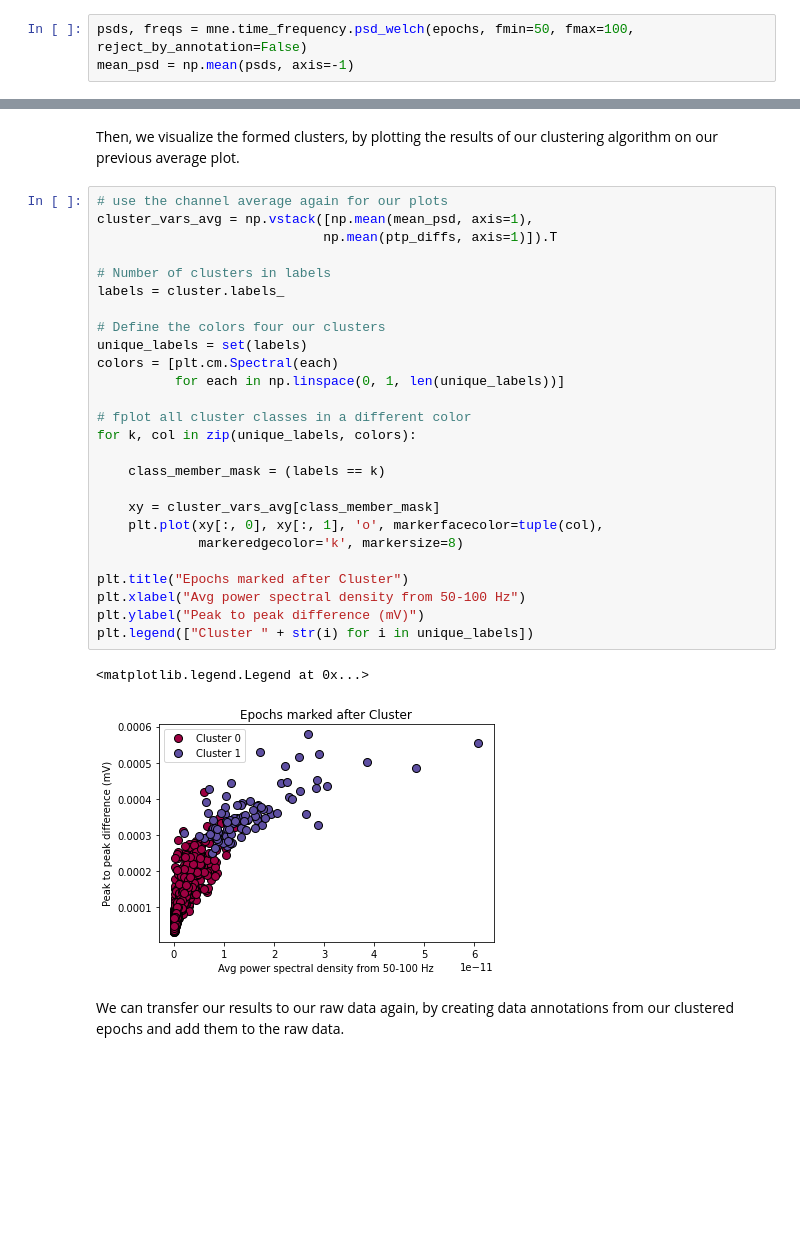
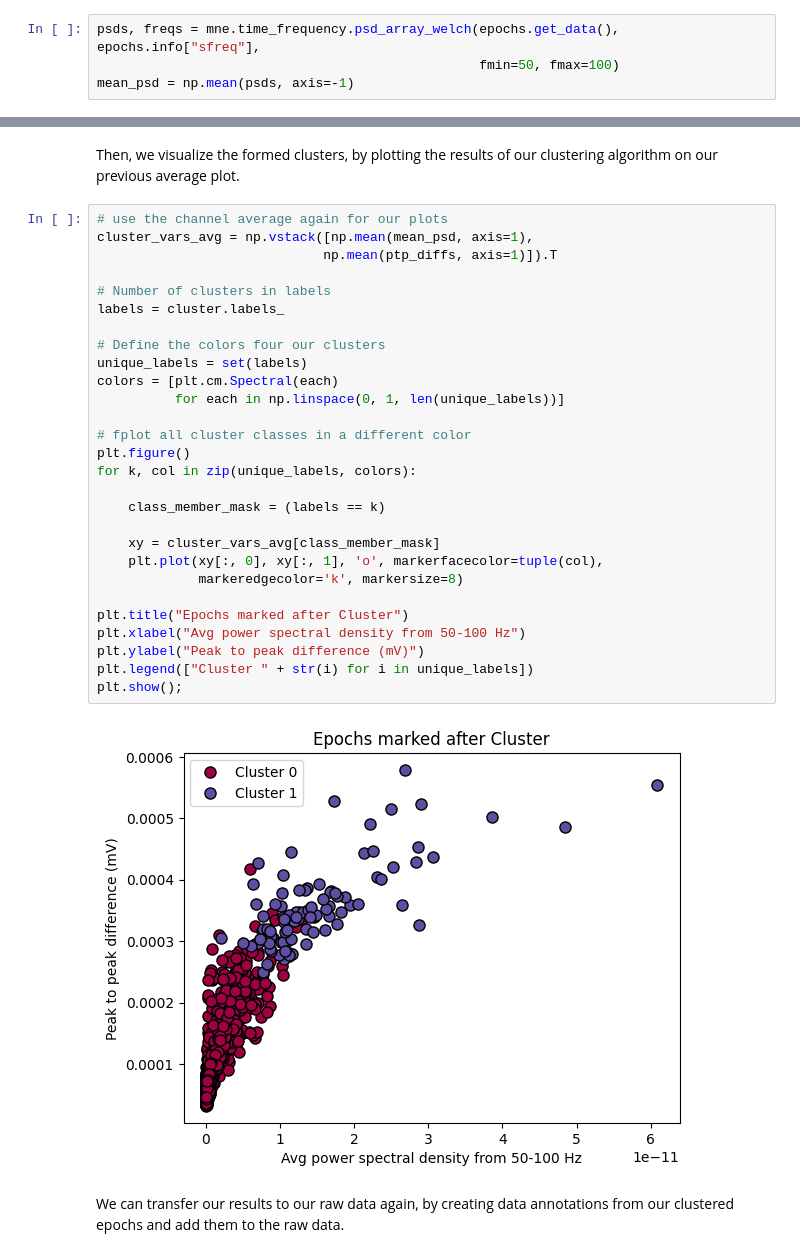
Before and after one commit to DiGyt/snippets, a Jupyter notebook: what_is_noise.ipynb, the cells around one changed output, grey strips where cells are left out. Cells and saved outputs as stored; diff of their text form; blank space fills up the shorter version.

```diff
--- a/what_is_noise.ipynb
+++ b/what_is_noise.ipynb
@@ -246,6 +275,7 @@ Applying baseline correction (mode: mean)
 # %% [markdown]
 Next, we calculate the frequency data. This time, we will not calculate a time-resolved time-frequency transform (as in our previous plots), but only one spectrum for the entire epoch. Further, we will only calculate frequencies between 50 and 100 Hz, and then average them. In the end, we will have one number per channel and epoch (second), which describes the average power between 50 and 100 Hz. If this average frequency is very high, we could infer that the according epoch is very noisy.
 # %%
-psds, freqs = mne.time_frequency.psd_welch(epochs, fmin=50, fmax=100, reject_by_annotation=False)
+psds, freqs = mne.time_frequency.psd_array_welch(epochs.get_data(), epochs.info["sfreq"],
+                                                 fmin=50, fmax=100)
 mean_psd = np.mean(psds, axis=-1)
 # %% [output]
@@ -288,32 +321,33 @@ Then, we visualize the formed clusters, by plotting the results of our clusterin
 # %%
 # use the channel average again for our plots
 cluster_vars_avg = np.vstack([np.mean(mean_psd, axis=1),
                              np.mean(ptp_diffs, axis=1)]).T
 
 # Number of clusters in labels
 labels = cluster.labels_
 
 # Define the colors four our clusters
 unique_labels = set(labels)
 colors = [plt.cm.Spectral(each)
           for each in np.linspace(0, 1, len(unique_labels))]
 
 # fplot all cluster classes in a different color
+plt.figure()
 for k, col in zip(unique_labels, colors):
 
     class_member_mask = (labels == k)
 
     xy = cluster_vars_avg[class_member_mask]
     plt.plot(xy[:, 0], xy[:, 1], 'o', markerfacecolor=tuple(col),
              markeredgecolor='k', markersize=8)
 
 plt.title("Epochs marked after Cluster")
 plt.xlabel("Avg power spectral density from 50-100 Hz")
 plt.ylabel("Peak to peak difference (mV)")
 plt.legend(["Cluster " + str(i) for i in unique_labels])
+plt.show();
 # %% [output]
-<matplotlib.legend.Legend at 0x...>
-[figure, old version]
+[figure, new version]
 # %% [markdown]
 We can transfer our results to our raw data again, by creating data annotations from our clustered epochs and add them to the raw data.
 # %%
```
Also changed, not shown: parts of 14 cells of this notebook.
